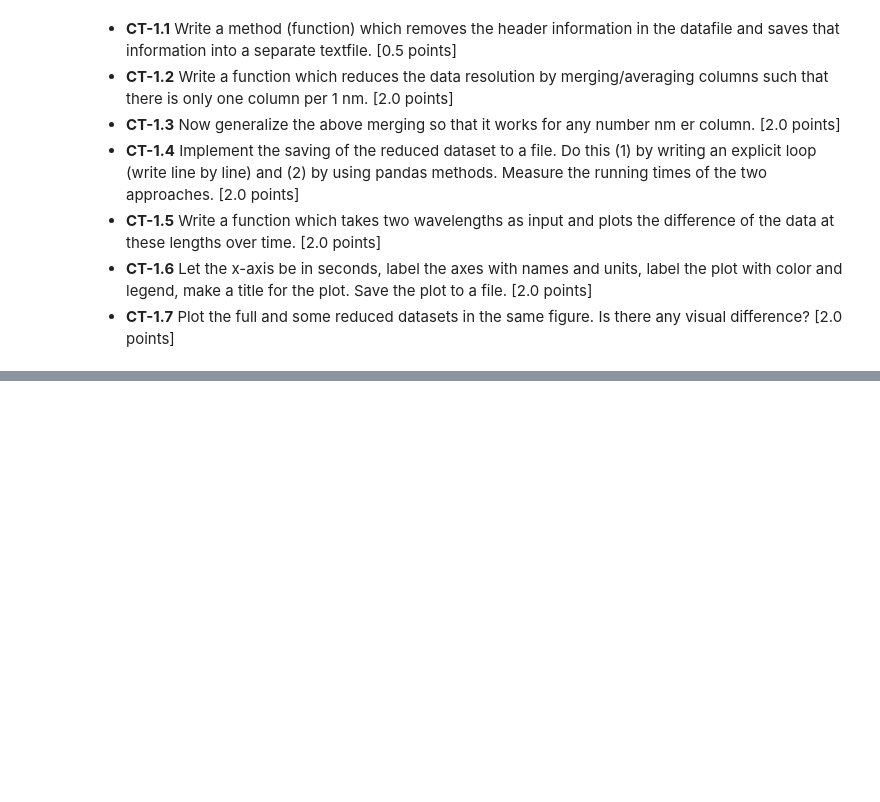
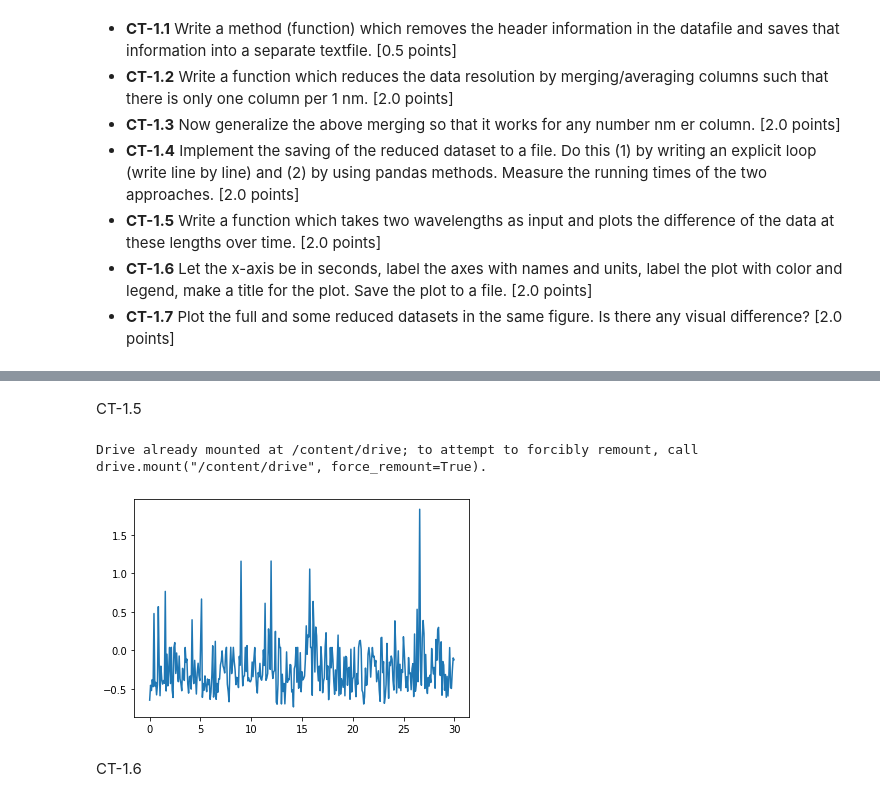
Before and after one commit to flo20schae/data-sience-fundamentals, a Jupyter notebook: CodingTask1.ipynb, the cells around one changed output, grey strips where cells are left out. Drawn from its saved outputs; the diff is of its cells as text; code cells hidden in the pictures; blank space fills up the shorter version.

```diff
--- a/CodingTask1.ipynb
+++ b/CodingTask1.ipynb
@@ -21,0 +200,26 @@ datafile and saves that information into a separate textfile. [0.5 points]
+# %% [markdown]
+CT-1.5
+# %%
+import numpy as np
+import matplotlib.pyplot as plt
+from google.colab import drive
+drive.mount('/content/drive')
+path = '/content/drive/MyDrive/CCD-Data.txt'
+
+df = pd.read_csv(path, delimiter='\t', header=13)
+
+df['Unnamed: 1'] = (df['Unnamed: 1'] - 1540456324789)/1000
+x_axis = df['Unnamed: 1']
+
+def plot_difference(data, a, b):
+  difference = data[a]-data[b]
+
+  fig, ax = plt.subplots()
+  ax.plot(x_axis, difference)
+
+plot_difference(df,'317.4268','779.089')
+# %% [output]
+Drive already mounted at /content/drive; to attempt to forcibly remount, call drive.mount("/content/drive", force_remount=True).
+[figure, added]
+# %% [markdown]
+CT-1.6
```
Also changed, not shown: parts of 15 cells of this notebook.
